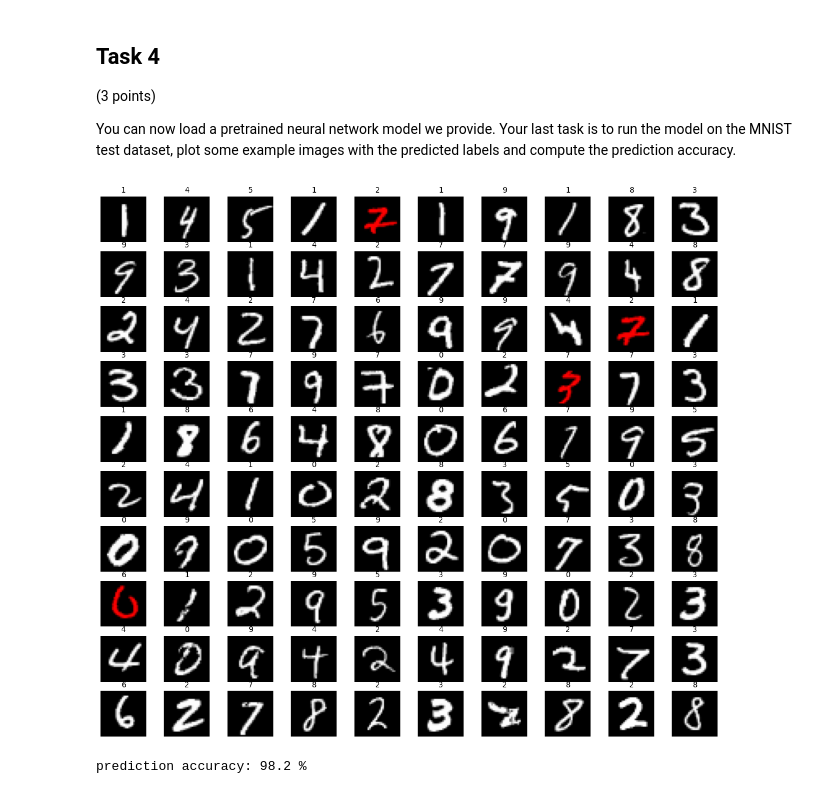
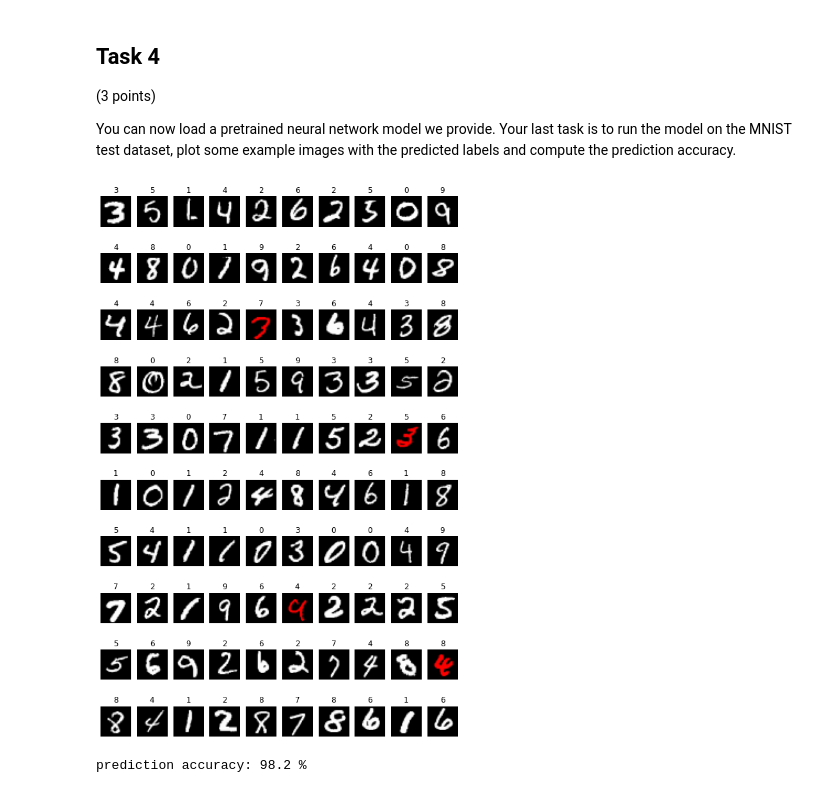
Before and after one commit to sweber31/3dcv-students, a Jupyter notebook: 3.0-tl-pytorch.ipynb, the cells around one changed output. Saved outputs shown, nothing was run; the diff lists cells and outputs as text; code cells hidden in the pictures.

```diff
--- a/3.0-tl-pytorch.ipynb
+++ b/3.0-tl-pytorch.ipynb
@@ -90,11 +90,11 @@ image = torch.flatten(image)
 print(len(image))
 
 # Add another dimension resulting in a 1x78643 tensor
-image = image[None, :]
+image = image.unsqueeze(0)
 print(image.shape)
 
 # Revert the last action
-image = image[0, :]
+image = image.squeeze(0)
 print(image.shape)
 
 # Reshape the tensor, so that it has the original 2D dimensions
@@ -123,8 +123,7 @@ Use Autograd to perform operations on a tensor and output then gradients.
 # %%
 # Create a random 2x2 tensor which requires gradients
 torch.autograd.set_grad_enabled(True)
-arr = np.random.rand(2,2)
-x = torch.from_numpy(arr)
+x = torch.rand(2, 2)
 x.requires_grad = True
 print(x)
 
@@ -145,6 +144,7 @@ out.backward()
 
 # Print the gradients dout/dx
 print(x.grad)
+print("check gradient: ", 0.5*y)
 
 # Create a copy of y whithout gradients
 y2 = y.detach()
@@ -224,17 +226,17 @@ class MNIST:
         index -- image index in [0, self.__len__() - 1]
         """
         # TODO: load the ith image as an numpy array (dtype=float32)
-        elt = self.img_paths[index]
-        image = skimage.io.imread(elt[0], as_gray=False)
+        image_path = self.img_paths[index][0]
+        image = skimage.io.imread(image_path, as_gray=False)
         image = image.astype('float32')
-        label = elt[1]
+        ground_truth = self.img_paths[index][1]
 
         # TODO: apply transforms to the image (if there are any)
         if self.transform != None:
             transf_image = self.transform(image)
 
         # TODO: return a tuple (transformed image, ground truth)
-        return (transf_image, label)
+        return (transf_image, ground_truth)
 # %% [markdown]
 ## Task 4
 (3 points)
@@ -244,7 +246,7 @@ Your last task is to run the model on the MNIST test dataset, plot some example
 # %%
 def validate(model, data_loader):
     # TODO: Create a 10x10 grid of subplots
-    fig = plt.figure(figsize=(18, 16), dpi=80)
+    fig = plt.figure(figsize=(10, 16))
     axs = fig.subplots(10,10)
 
     model.eval()
@@ -255,7 +257,7 @@ def validate(model, data_loader):
         for i, item in enumerate(data_loader):
             # TODO: unpack item into image and ground truth
             #       and run network on them
-            img, label = item
+            img, ground_truth = item
             output = model(img)
 
             # TODO: get class with highest probability
@@ -264,7 +266,7 @@ def validate(model, data_loader):
 
             # TODO: check if prediction is correct
             #       and add it to correct count
-            if pred == label[0]:
+            if pred == ground_truth[0]:
                 correct += 1
             total += 1
 
@@ -284,9 +286,9 @@ def validate(model, data_loader):
 
 
                 # TODO: make wrongly predicted images red
-                if pred != label[0]:
-                    img[:,:,1] = 0
-                    img[:,:,2] = 0
+                if pred != ground_truth[0]:
+                    img[:,:,1] = 0 # delete green
+                    img[:,:,2] = 0 # delete blue
 
 
                 # TODO: disable axis and show image
@@ -295,32 +297,32 @@ def validate(model, data_loader):
 
 
                 # TODO: show the predicted class next to each image
                 axs[n,m].set_title(pred)
 
             elif i == 100:
                 plt.show()
 
     # TODO: compute and print the prediction accuracy in percent
     print('prediction accuracy: {} %'.format(correct/total*100))
 
 
 # create a DataLoader using the implemented MNIST dataset class
 data_loader = torch.utils.data.DataLoader(
     MNIST('data/mnist/testing',
     transform=transforms.Compose([
         transforms.ToTensor(),
         transforms.Normalize((0.1307,), (0.3081,))
     ])),
     batch_size=1, shuffle=True)
 
 # create the neural network
 model = Net()
 
 # load the statedict from 'models/mnist/simple_cnn.pt'
 model.load_state_dict(torch.load('models/mnist/simple_cnn.pt'))
 
 # validate the model
 validate(model, data_loader)
 # %% [output]
-[figure, old version]
+[figure, new version]
 prediction accuracy: 98.2 %
```
Also changed, not shown: parts of 2 cells of this notebook.
